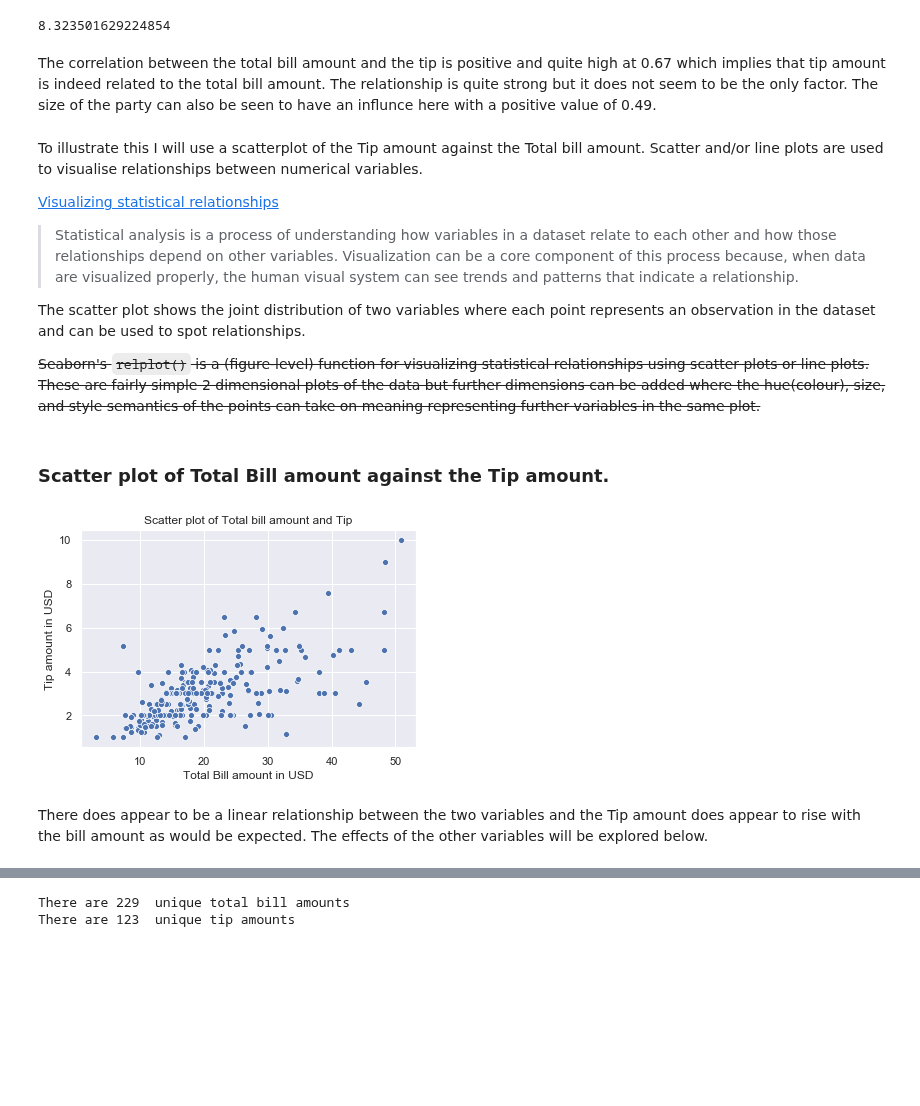
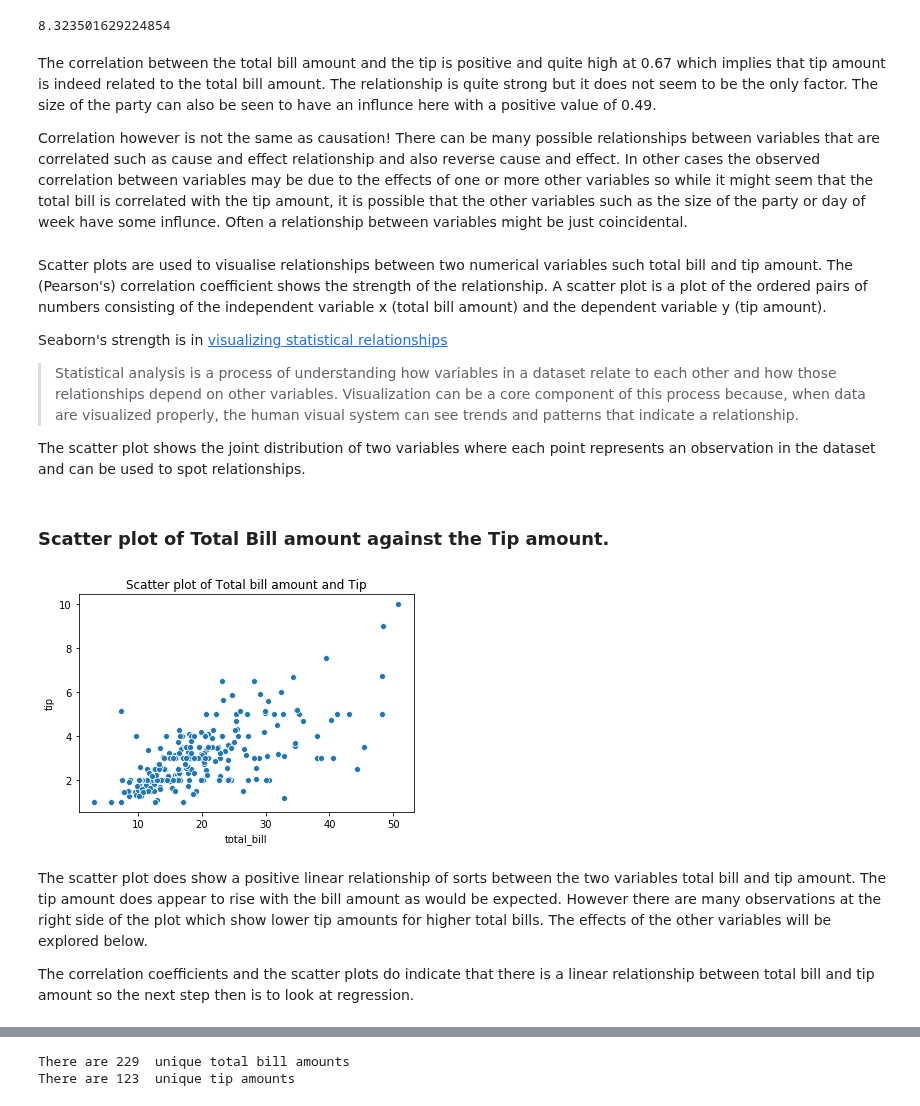
Before and after one commit to angela1C/Fundamentals-of-Data-Analysis-Project-2019, a Jupyter notebook: tips-project.ipynb, the cells around one changed output, grey strips where cells are left out. Saved outputs shown, nothing was run; the diff lists cells and outputs as text; code cells hidden in the pictures; blank space fills up the shorter version.

Commit message:
review regression and correlation

```diff
--- a/tips-project.ipynb
+++ b/tips-project.ipynb
@@ -626,31 +631,31 @@ df['total_bill'].cov(df['tip'])
 8.323501629224854
 # %% [markdown]
 The correlation between the total bill amount and the tip is positive and quite high at 0.67 which implies that tip amount is indeed related to the total bill amount. The relationship is quite strong but it does not seem to be the only factor. The size of the party can also be seen to have an influnce here with a positive value of 0.49.
+
+Correlation however is not the same as causation! There can be many possible relationships between variables that are correlated such as cause and effect relationship and also reverse cause and effect. In other cases the observed correlation between variables may be due to the effects of one or more other variables so while it might seem that the total bill is correlated with the tip amount, it is possible that the other variables such as the size of the party or day of week have some influnce. Often a relationship between variables might be just coincidental.
 # %% [markdown]
-To illustrate this I will use a scatterplot of the Tip amount against the Total bill amount. Scatter and/or line plots are used to visualise relationships between numerical variables.
+Scatter plots are used to visualise relationships between two numerical variables such total bill and tip amount. The (Pearson's) correlation coefficient shows the strength of the relationship.
+A scatter plot is a plot of the ordered pairs of numbers consisting of the independent variable x (total bill amount) and the dependent variable y (tip amount).
 
-[Visualizing statistical relationships](https://seaborn.pydata.org/tutorial/relational.html#visualizing-statistical-relationships)
+Seaborn's strength is in [visualizing statistical relationships](https://seaborn.pydata.org/tutorial/relational.html#visualizing-statistical-relationships)
 >Statistical analysis is a process of understanding how variables in a dataset relate to each other and how those relationships depend on other variables. Visualization can be a core component of this process because, when data are visualized properly, the human visual system can see trends and patterns that indicate a relationship.
 
 The scatter plot shows the joint distribution of two variables where each point represents an observation in the dataset and can be used to spot relationships.
-
-~~Seaborn's `relplot()` is a (figure-level) function for visualizing statistical relationships using scatter plots or line plots. These are fairly simple 2 dimensional plots of the data but further dimensions can be added where the hue(colour), size, and style semantics of the points can take on meaning representing further variables in the same plot.~~
 # %% [markdown]
 ### Scatter plot of Total Bill amount against the Tip amount.
 # %%
 # create the plot
 sns.scatterplot(x=df['total_bill'],y=df['tip'])
-
-# labels
-plt.xlabel("Total Bill amount in USD")
-plt.ylabel("Tip amount in USD")
 # add title
 plt.title("Scatter plot of Total bill amount and Tip")
 plt.show()
 # %% [output]
-[figure, old version]
+[figure, new version]
 # %% [markdown]
-There does appear to be a linear relationship between the two variables and the Tip amount does appear to rise with the bill amount as would be expected. The effects of the other variables will be explored below.
+The scatter plot does show a positive linear relationship of sorts between the two variables total bill and tip amount. The tip amount does appear to rise with the bill amount as would be expected. However there are many observations at the right side of the plot which show lower tip amounts for higher total bills.
+The effects of the other variables will be explored below.
+
+The correlation coefficients and the scatter plots do indicate that there is a linear relationship between total bill and tip amount so the next step then is to look at regression.
 # %% [markdown]
 ### Regression.
 
```
Also changed, not shown: parts of 16 cells of this notebook, 1 other file.
